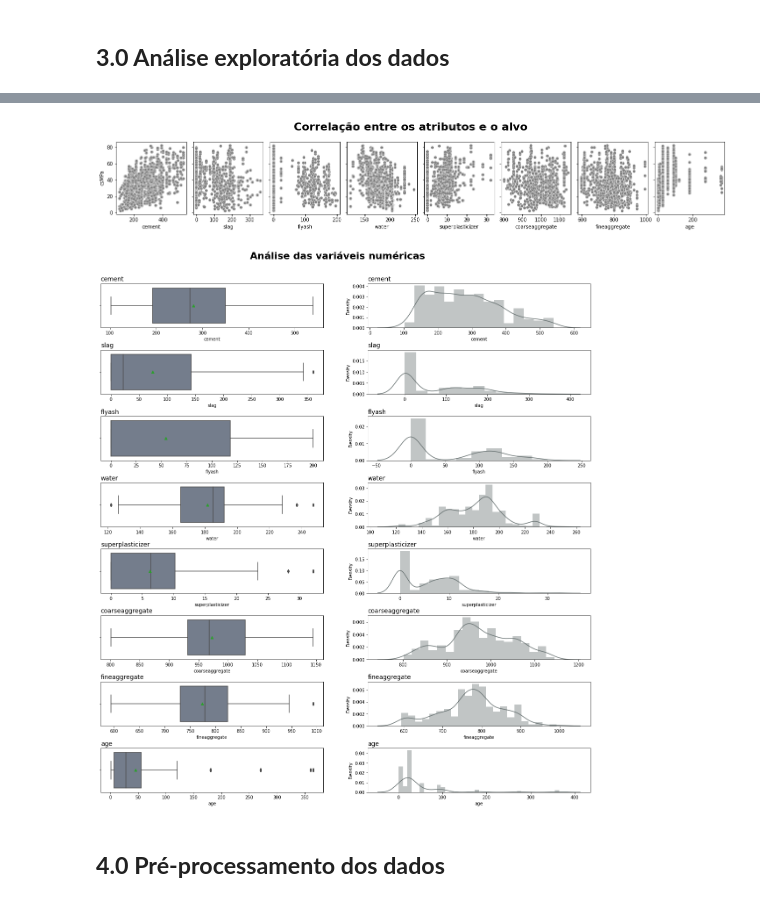
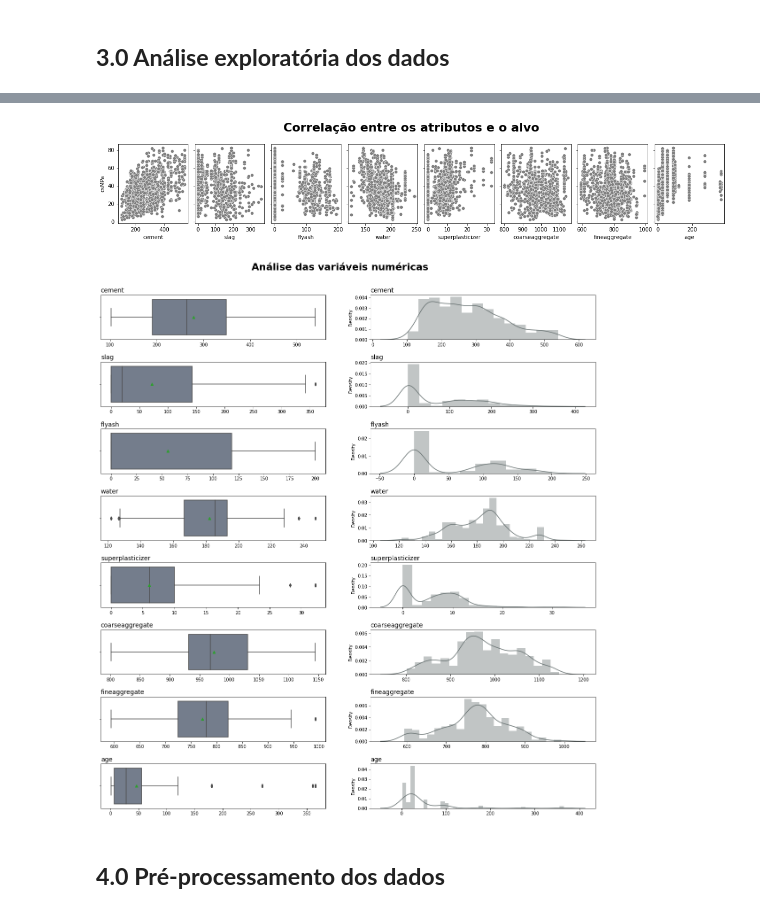
Before and after one commit to CezarMontenegro/concrete_strength_prediction, a Jupyter notebook: concrete_strength_prediction.ipynb, the cells around one changed output, grey strips where cells are left out. Cells and saved outputs as stored; diff of their text form; code cells hidden in the pictures.

```diff
--- a/concrete_strength_prediction.ipynb
+++ b/concrete_strength_prediction.ipynb
@@ -110,25 +110,25 @@ sns.heatmap(concrete_db.corr(), annot=True, cmap='bone');
 # %%
-figure = plt.subplots(1,8, sharey=True, figsize=(22,3))
+figure = plt.subplots(1,8, sharey=True, figsize=(20,3))
 
 plt.suptitle('Correlação entre os atributos e o alvo', fontsize=22, fontweight=600)
 
 plt.subplot(1, 8, 1)
 plot = sns.scatterplot(data=concrete_db, x='cement', y='csMPa', color='gray')
 
 position = 2
 for column in concrete_db.columns[1:]:
   plt.subplot(1, 8, position)
   plot = sns.scatterplot(data=concrete_db, x=column, y='csMPa', color='gray')
   plot.set(yticklabels=[])
   plot.set(ylabel='')
   position += 1
 
   if position >= 9:
     break
 
 plt.subplots_adjust(top=0.80, wspace=.1)
 # %% [output]
-[figure, old version]
+[figure, new version]
 # %%
 figure = plt.subplots(figsize=(20,20));
 plt.suptitle('Análise das variáveis numéricas', fontsize=22, fontweight=600);
@@ -138,12 +138,14 @@ position = 1
 for column in concrete_db.columns:
   plt.subplot(8, 2, position)
   plt.title(column, loc='left', fontsize=14, fontweight=200)
-  sns.boxplot(data=concrete_db, x=column, showmeans=True, palette='bone');
+  plot = sns.boxplot(data=concrete_db, x=column, showmeans=True, palette='bone');
+  plot.set(xlabel='')
   position += 1
 
   plt.subplot(8, 2, position)
   plt.title(column, loc='left', fontsize=14, fontweight=200);
-  sns.distplot(concrete_db[column], color='#667070')
+  plot = sns.distplot(concrete_db[column], color='#667070')
+  plot.set(xlabel='')
   position += 1
 
   if position >= 17:
@@ -151,7 +153,7 @@ for column in concrete_db.columns:
 
 plt.subplots_adjust(top=.93, hspace=.5)
 # %% [output]
-[figure, old version]
+[figure, new version]
 # %% [markdown]
 ## **4.0 Pré-processamento dos dados**
 # %%
```
Also changed, not shown: parts of 43 cells of this notebook.
